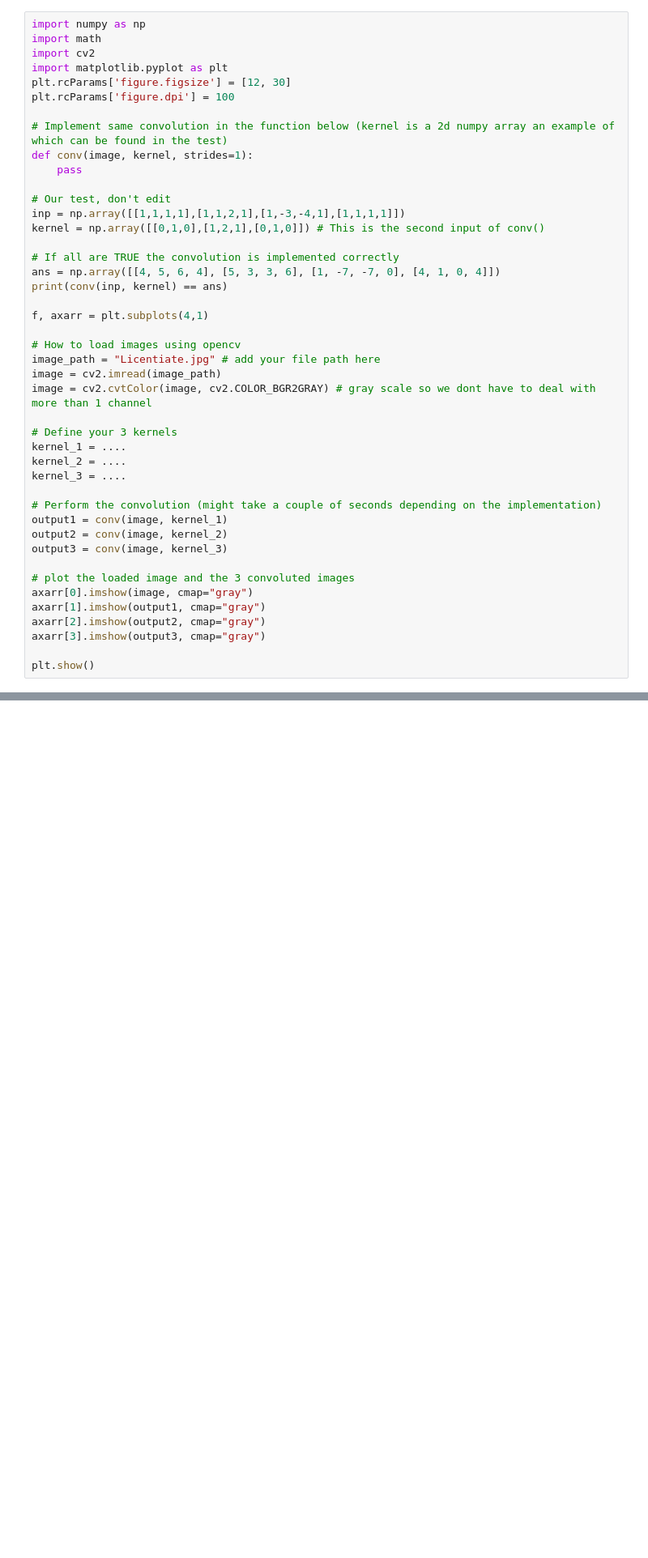
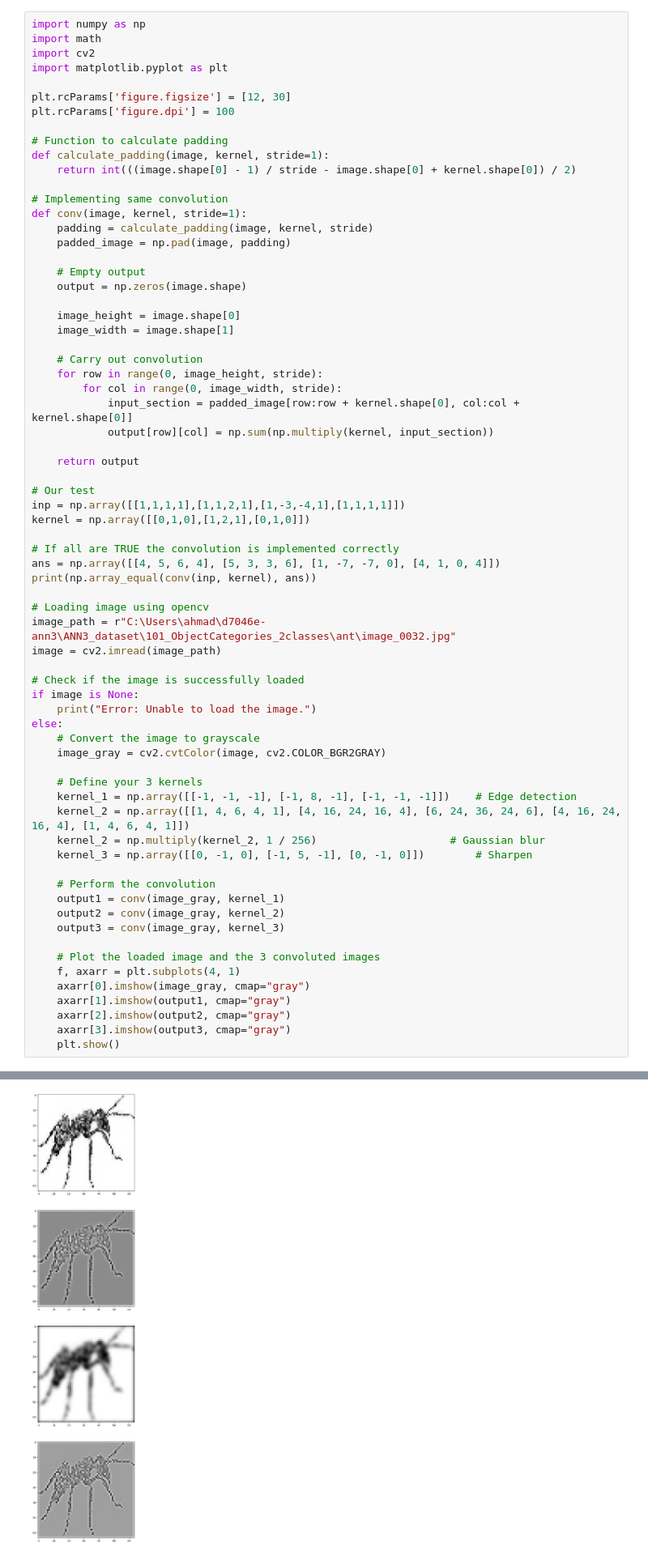
Before and after one commit to afy/d7046e-ann3, a Jupyter notebook: ANN-Exercise-3.ipynb, the cells around one changed output, grey strips where cells are left out. Shown: that part at 81% size. Saved outputs shown, nothing was run; the diff lists cells and outputs as text; blank space fills up the shorter version.

```diff
--- a/ANN-Exercise-3.ipynb
+++ b/ANN-Exercise-3.ipynb
@@ -63,42 +74,68 @@ import numpy as np
 import math
 import cv2
 import matplotlib.pyplot as plt
+
 plt.rcParams['figure.figsize'] = [12, 30]
 plt.rcParams['figure.dpi'] = 100
 
-# Implement same convolution in the function below (kernel is a 2d numpy array an example of which can be found in the test)
-def conv(image, kernel, strides=1):
-    pass
+# Function to calculate padding
+def calculate_padding(image, kernel, stride=1):
+    return int(((image.shape[0] - 1) / stride - image.shape[0] + kernel.shape[0]) / 2)
 
-# Our test, don't edit
+# Implementing same convolution
+def conv(image, kernel, stride=1):
+    padding = calculate_padding(image, kernel, stride)
+    padded_image = np.pad(image, padding)
+
+    # Empty output
+    output = np.zeros(image.shape)
+
+    image_height = image.shape[0]
+    image_width = image.shape[1]
+
+    # Carry out convolution
+    for row in range(0, image_height, stride):
+        for col in range(0, image_width, stride):
+            input_section = padded_image[row:row + kernel.shape[0], col:col + kernel.shape[0]]
+            output[row][col] = np.sum(np.multiply(kernel, input_section))
+
+    return output
+
+# Our test
 inp = np.array([[1,1,1,1],[1,1,2,1],[1,-3,-4,1],[1,1,1,1]])
-kernel = np.array([[0,1,0],[1,2,1],[0,1,0]]) # This is the second input of conv()
+kernel = np.array([[0,1,0],[1,2,1],[0,1,0]])
 
 # If all are TRUE the convolution is implemented correctly
 ans = np.array([[4, 5, 6, 4], [5, 3, 3, 6], [1, -7, -7, 0], [4, 1, 0, 4]])
-print(conv(inp, kernel) == ans)
+print(np.array_equal(conv(inp, kernel), ans))
 
-f, axarr = plt.subplots(4,1)
+# Loading image using opencv
+image_path = r"C:\Users\ahmad\d7046e-ann3\ANN3_dataset\101_ObjectCategories_2classes\ant\image_0032.jpg"
+image = cv2.imread(image_path)
 
-# How to load images using opencv
-image_path = "Licentiate.jpg" # add your file path here
-image = cv2.imread(image_path)
-image = cv2.cvtColor(image, cv2.COLOR_BGR2GRAY) # gray scale so we dont have to deal with more than 1 channel
+# Check if the image is successfully loaded
+if image is None:
+    print("Error: Unable to load the image.")
+else:
+    # Convert the image to grayscale
+    image_gray = cv2.cvtColor(image, cv2.COLOR_BGR2GRAY)
 
-# Define your 3 kernels
-kernel_1 = ....
-kernel_2 = ....
-kernel_3 = ....
+    # Define your 3 kernels
+    kernel_1 = np.array([[-1, -1, -1], [-1, 8, -1], [-1, -1, -1]])    # Edge detection
+    kernel_2 = np.array([[1, 4, 6, 4, 1], [4, 16, 24, 16, 4], [6, 24, 36, 24, 6], [4, 16, 24, 16, 4], [1, 4, 6, 4, 1]])
+    kernel_2 = np.multiply(kernel_2, 1 / 256)                     # Gaussian blur
+    kernel_3 = np.array([[0, -1, 0], [-1, 5, -1], [0, -1, 0]])        # Sharpen
 
-# Perform the convolution (might take a couple of seconds depending on the implementation)
-output1 = conv(image, kernel_1)
-output2 = conv(image, kernel_2)
-output3 = conv(image, kernel_3)
+    # Perform the convolution
+    output1 = conv(image_gray, kernel_1)
+    output2 = conv(image_gray, kernel_2)
+    output3 = conv(image_gray, kernel_3)
 
-# plot the loaded image and the 3 convoluted images
-axarr[0].imshow(image, cmap="gray")
-axarr[1].imshow(output1, cmap="gray")
-axarr[2].imshow(output2, cmap="gray")
-axarr[3].imshow(output3, cmap="gray")
-
-plt.show()
+    # Plot the loaded image and the 3 convoluted images
+    f, axarr = plt.subplots(4, 1)
+    axarr[0].imshow(image_gray, cmap="gray")
+    axarr[1].imshow(output1, cmap="gray")
+    axarr[2].imshow(output2, cmap="gray")
+    axarr[3].imshow(output3, cmap="gray")
+    plt.show()
+# %% [output]
@@ -105,3 +143,4 @@ plt.show()
+[figure, added]
 # %% [markdown]
 # Computer Vision
 Computer vision (CV) is a task within the computer science field that aim is to extract high-level information from static images or video. Such high-level information can be, but is not limited to:
```
Also changed, not shown: parts of 9 cells of this notebook.
